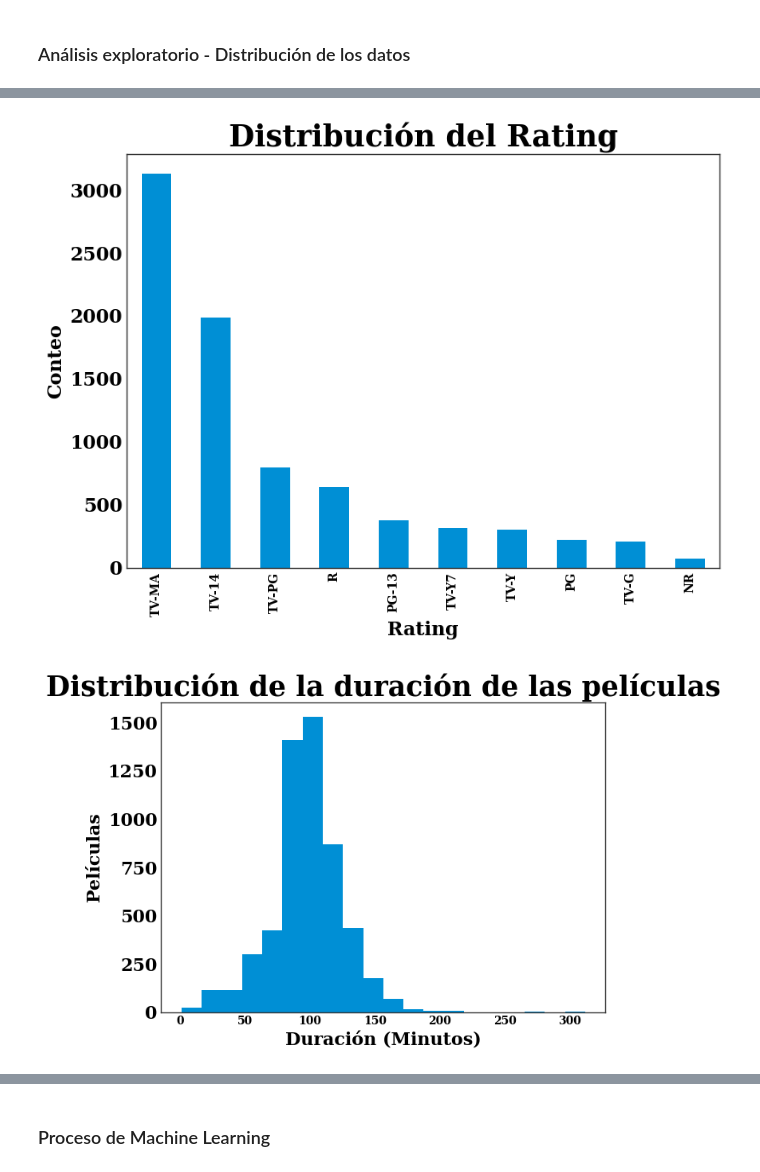
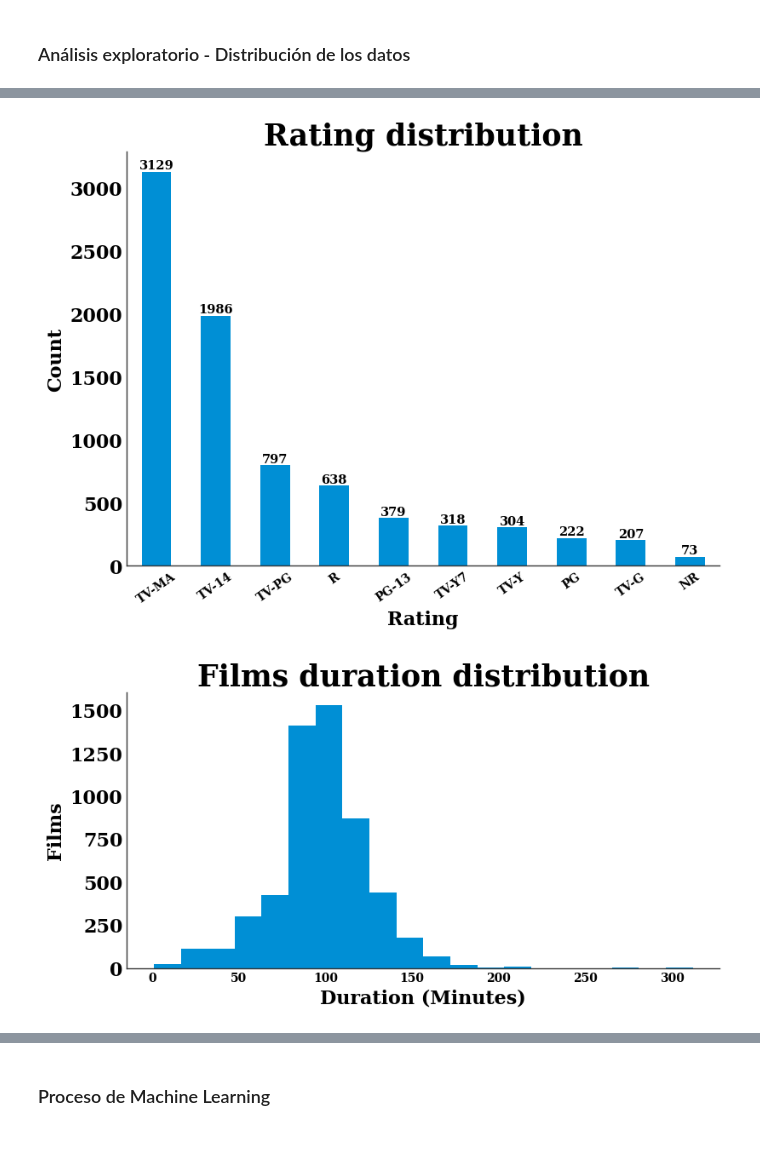
Before and after one commit to pablocarmona1527/Data_analyst, a Jupyter notebook: EDA.ipynb, the cells around one changed output, grey strips where cells are left out. Saved outputs shown, nothing was run; the diff lists cells and outputs as text; code cells hidden in the pictures; blank space fills up the shorter version.

```diff
--- a/EDA.ipynb
+++ b/EDA.ipynb
@@ -122,17 +148,28 @@ plt.show()
 # %%
 ## Distribución de las calificaciones (Rating)
 
-plt.figure(figsize=(8,6))
-df['rating'].value_counts(sort=True).head(10).plot.bar(xlabel='Rating',title='Distribución del Rating',ylabel='Conteo')
+fig, ax = plt.subplots(figsize=(8,6))
+
+df['rating'].value_counts(sort=True).head(10).plot.bar(xlabel='Rating',title='Rating distribution',ylabel='Count')
+ax.spines[['top','right']].set_visible(False)
+
+for i, valor in enumerate(df['rating'].value_counts(sort=True).head(10)):
+    plt.text(i, valor + 0.5, str(valor), ha='center', va='bottom')
+
+ax.tick_params(axis='x',rotation=35)
 plt.show()
 # %% [output]
-[figure, old version]
+[figure, new version]
 # %%
 ##Distribución de la duración de las películas
 films = df.loc[df['type']=='Movie']
 films = films['duration'].str.split(' ',expand=True).drop(columns=1).astype(int)
 
-films[0].plot(kind='hist',bins=20,xlabel='Duración (Minutos)',ylabel='Películas',title='Distribución de la duración de las películas')
+fig, ax = plt.subplots(figsize=(8,4))
+
+films[0].plot(kind='hist',bins=20,xlabel='Duration (Minutes)',
+ylabel='Films',title='Films duration distribution',ax=ax)
+ax.spines[['top','right']].set_visible(False)
 plt.show()
 # %% [output]
-[figure, old version]
+[figure, new version]
```
Also changed, not shown: parts of 9 cells of this notebook.
